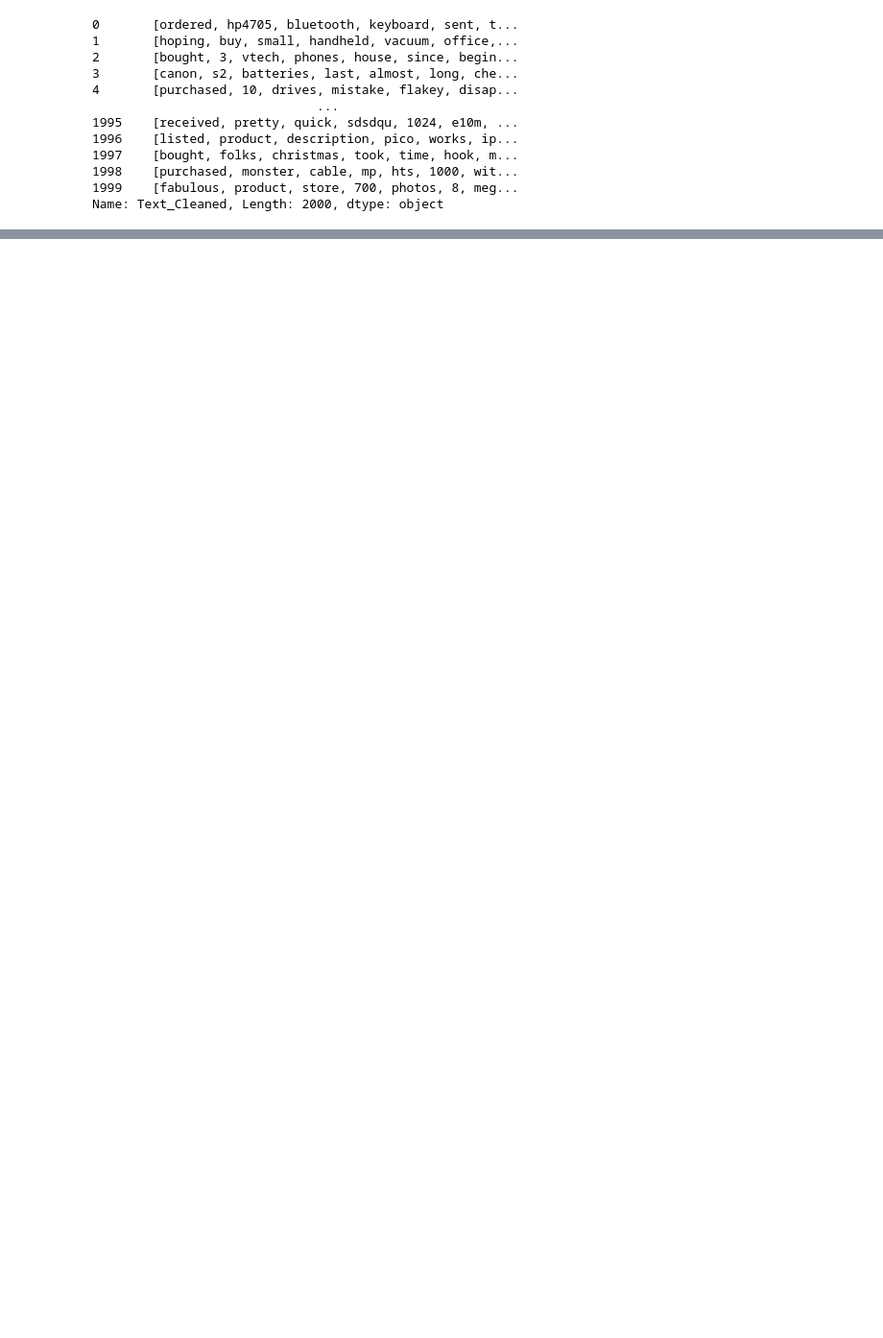
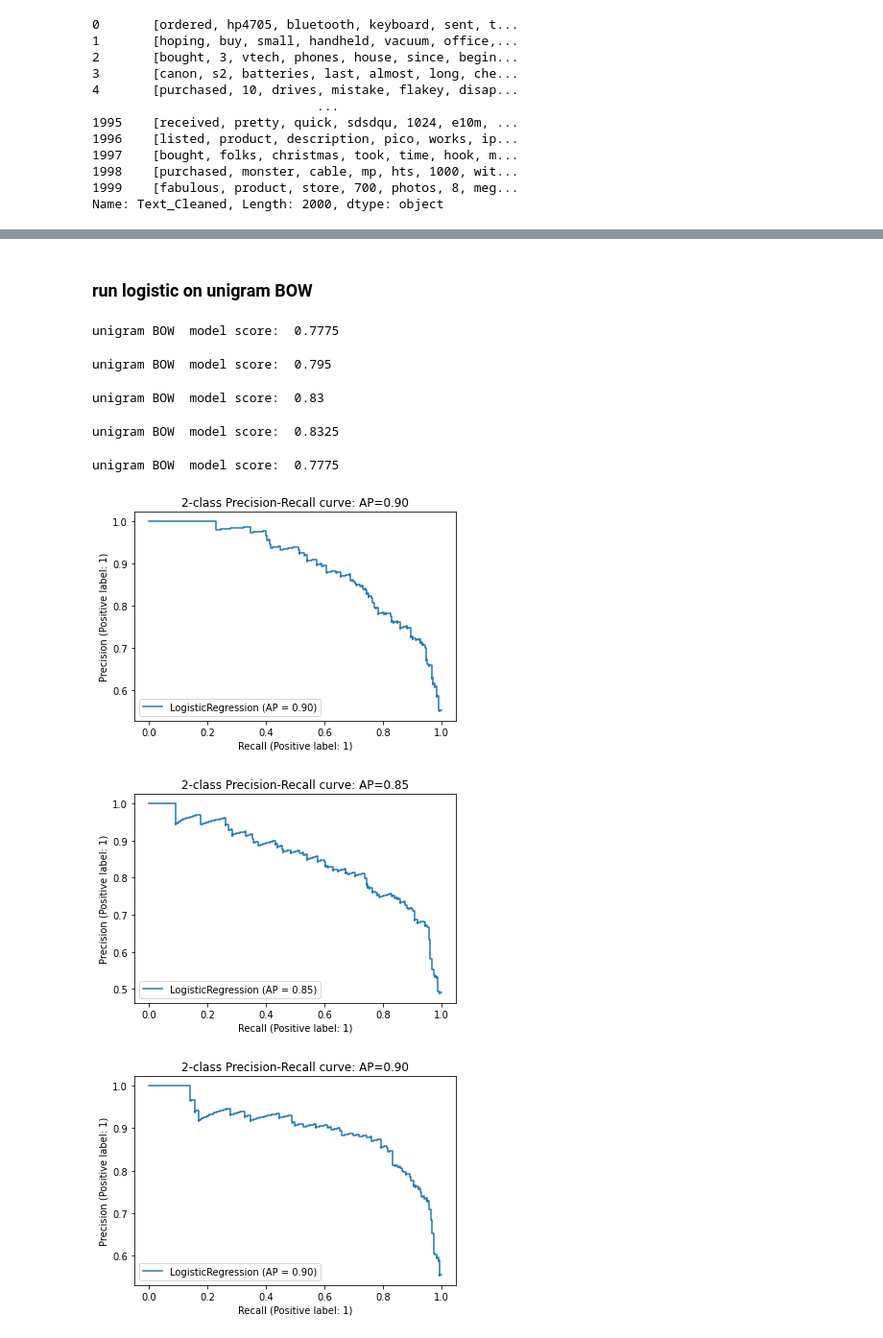
Before and after one commit to dylane1999/nlp-review-models, a Jupyter notebook: logisticRegression-notebook.ipynb, the cells around one changed output, grey strips where cells are left out. Shown at 96% size. Cells and saved outputs as stored; diff of their text form; code cells hidden in the pictures; blank space fills up the shorter version.

```diff
--- a/logisticRegression-notebook.ipynb
+++ b/logisticRegression-notebook.ipynb
@@ -243,12 +254,3 @@ df['Text_Cleaned']
 1998    [purchased, monster, cable, mp, hts, 1000, wit...
 1999    [fabulous, product, store, 700, photos, 8, meg...
 Name: Text_Cleaned, Length: 2000, dtype: object
-# %%
-from sklearn.feature_extraction.text import CountVectorizer
-# print(allData[0:2])
-bow_converter = CountVectorizer(tokenizer=lambda doc: doc, lowercase=False)
-y = bow_converter.fit_transform(df['Text_Cleaned'])
-# bigram_converter = CountVectorizer(tokenizer=lambda doc: doc, ngram_range=[2,2])
-# tfidf_transform = text.TfidfTransformer(norm=None)
-# X_tfidf = tfidf_transform.fit_transform(X_bow)
-bow_converter.vocabulary_
@@ -345,0 +299,14 @@ Please also refer to the documentation for alternative solver options:
+# %% [markdown]
+### run logistic on unigram BOW
+# %%
+unigram_bow_converter = CountVectorizer(tokenizer=lambda doc: doc, lowercase=False)
+run_logisitc(df['Text_Cleaned'], "unigram BOW", unigram_bow_converter)
+# %% [output]
+unigram BOW  model score:  0.7775
+unigram BOW  model score:  0.795
+unigram BOW  model score:  0.83
+unigram BOW  model score:  0.8325
+unigram BOW  model score:  0.7775
+[figure, added]
+[figure, added]
+[figure, added]
```
Also changed, not shown: parts of 19 cells of this notebook.
